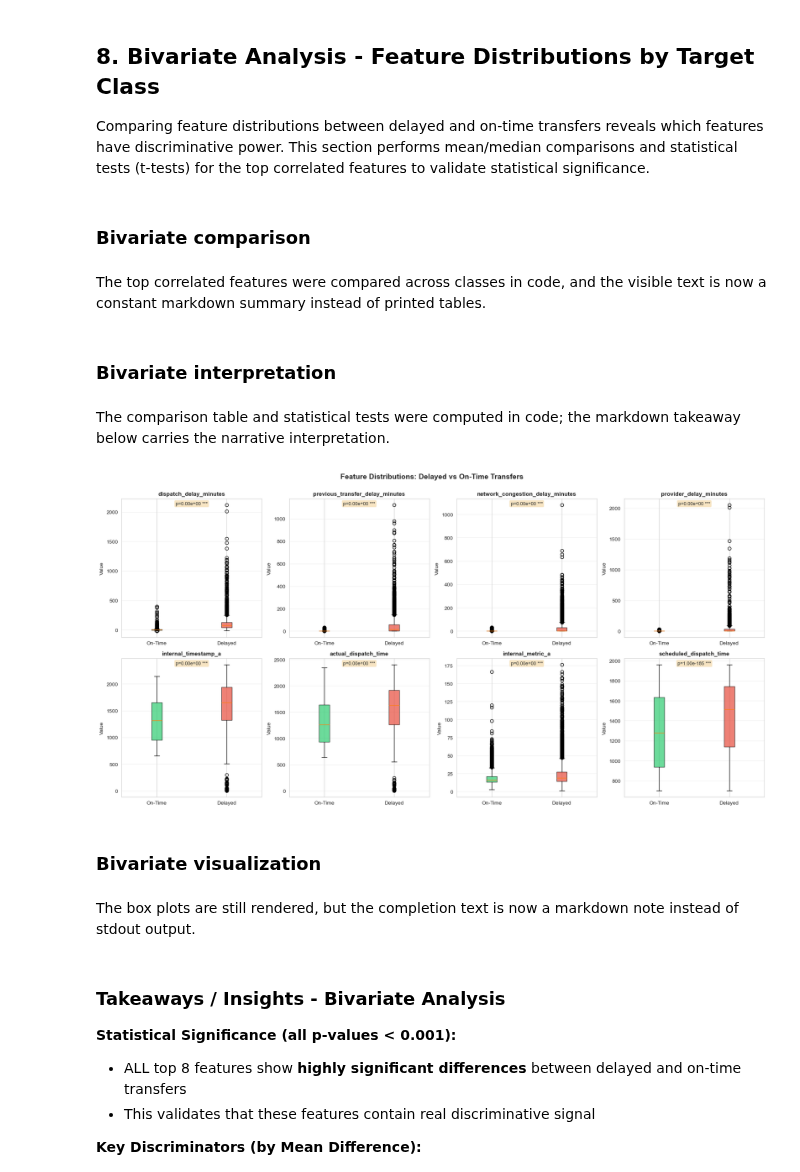
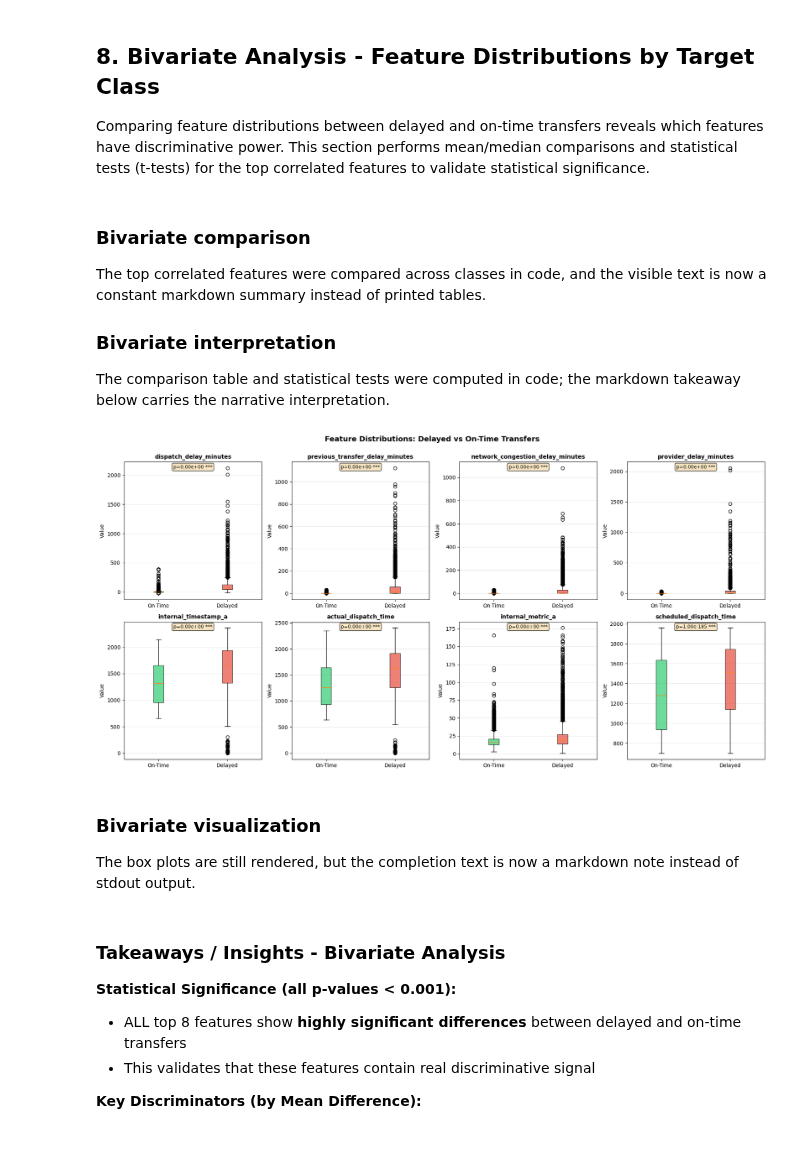
Before and after one commit to InbarKedem/final-project-intro-to-ml, a Jupyter notebook: task.ipynb, the cells around one changed output. Drawn from its saved outputs; the diff is of its cells as text; code cells hidden in the pictures; blank space fills up the shorter version.

```diff
--- a/task.ipynb
+++ b/task.ipynb
@@ -164,10 +177,6 @@ if len(missing_by_col) > 0:
 
     plt.tight_layout()
     plt.show()
-
-    md("### Missing values visualization")
-    md("The chart shows which columns contain missing values; the narrative strategy is captured in the markdown takeaway below.")
 else:
-    md("### Missing values visualization")
-    md("No columns contained missing values in this dataset snapshot.")
+    print("No missing values found in the training dataset.")
 # %% [output]
@@ -469,8 +464,7 @@ Comparing feature distributions between delayed and on-time transfers reveals wh
 # Bivariate analysis: Compare feature distributions by target class
 from scipy import stats
 
-md("### Bivariate comparison")
-md("The top correlated features were compared across classes in code, and the visible text is now a constant markdown summary instead of printed tables.")
+
 
 # Select top 8 features by correlation for detailed analysis
 top_features = corr_df.head(8)['Feature'].tolist()
@@ -498,14 +492,14 @@ for feature in top_features:
     })
 
 comparison_df = pd.DataFrame(comparison_data)
-
-md("### Bivariate interpretation")
-md("The comparison table and statistical tests were computed in code; the markdown takeaway below carries the narrative interpretation.")
-# %% [output]
-### Bivariate comparison
-The top correlated features were compared across classes in code, and the visible text is now a constant markdown summary instead of printed tables.
-### Bivariate interpretation
-The comparison table and statistical tests were computed in code; the markdown takeaway below carries the narrative interpretation.
+# %% [markdown]
+### Bivariate comparison
+
+The top correlated features were compared across classes in code, and the visible text is now a constant markdown summary instead of printed tables.
+
+### Bivariate interpretation
+
+The comparison table and statistical tests were computed in code; the markdown takeaway below carries the narrative interpretation.
 # %%
 # Visualize bivariate relationships with box plots
 fig, axes = plt.subplots(2, 4, figsize=(18, 9))
@@ -515,39 +509,38 @@ for idx, feature in enumerate(top_features):
     ax = axes[idx]
 
     # Create box plot
     plot_data = [train_df[train_df['is_delayed'] == 0][feature].dropna(),
                  train_df[train_df['is_delayed'] == 1][feature].dropna()]
     bp = ax.boxplot(plot_data, labels=['On-Time', 'Delayed'], patch_artist=True)
 
     # Color boxes
     colors = ['#2ecc71', '#e74c3c']
     for patch, color in zip(bp['boxes'], colors):
         patch.set_facecolor(color)
         patch.set_alpha(0.7)
 
     ax.set_title(f'{feature}', fontsize=11, fontweight='bold')
     ax.set_ylabel('Value')
     ax.grid(axis='y', alpha=0.3)
 
     # Get p-value for annotation
     row = comparison_df[comparison_df['Feature'] == feature]
     if len(row) > 0:
         p_val = row.iloc[0]['P_Value']
         sig = '***' if p_val < 0.001 else '**' if p_val < 0.01 else '*' if p_val < 0.05 else 'ns'
         ax.text(0.5, 0.98, f'p={p_val:.2e} {sig}', transform=ax.transAxes,
                 ha='center', va='top', bbox=dict(boxstyle='round', facecolor='wheat', alpha=0.8),
                 fontsize=9)
 
 plt.suptitle('Feature Distributions: Delayed vs On-Time Transfers', fontsize=14, fontweight='bold', y=1.00)
 plt.tight_layout()
 plt.show()
-
-md("### Bivariate visualization")
-md("The box plots are still rendered, but the completion text is now a markdown note instead of stdout output.")
 # %% [output]
-[figure, old version]
+[figure, new version]
-### Bivariate visualization
-The box plots are still rendered, but the completion text is now a markdown note instead of stdout output.
+# %% [markdown]
+### Bivariate visualization
+
+The box plots are still rendered, but the completion text is now a markdown note instead of stdout output.
 # %% [markdown]
 ### Takeaways / Insights - Bivariate Analysis
 
```
Also changed, not shown: parts of 36 cells of this notebook.
